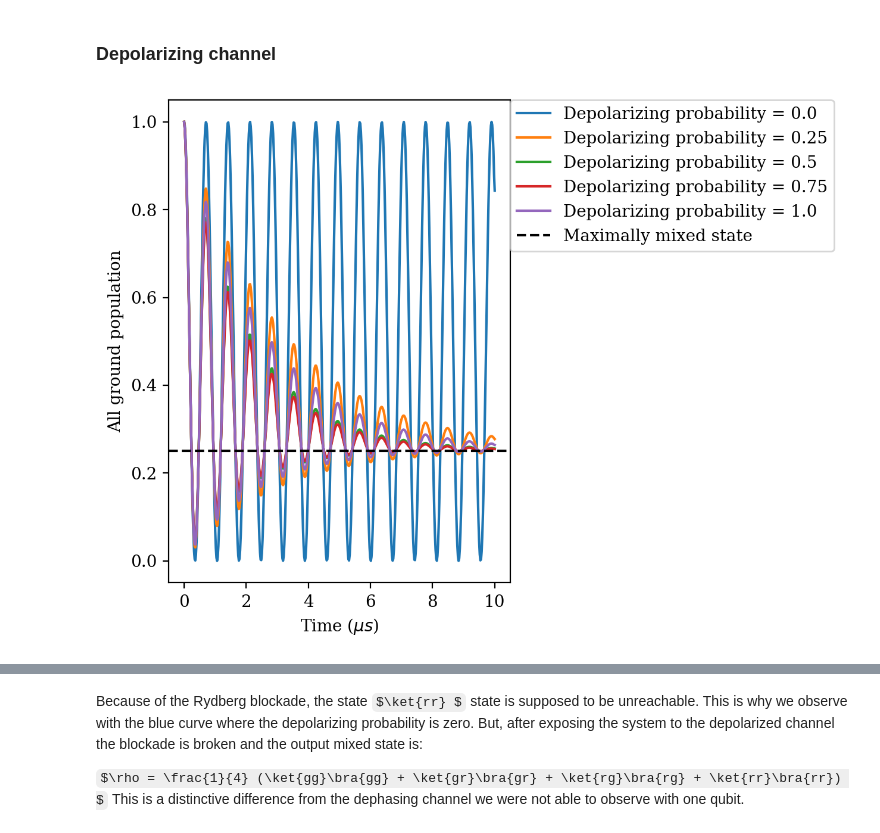
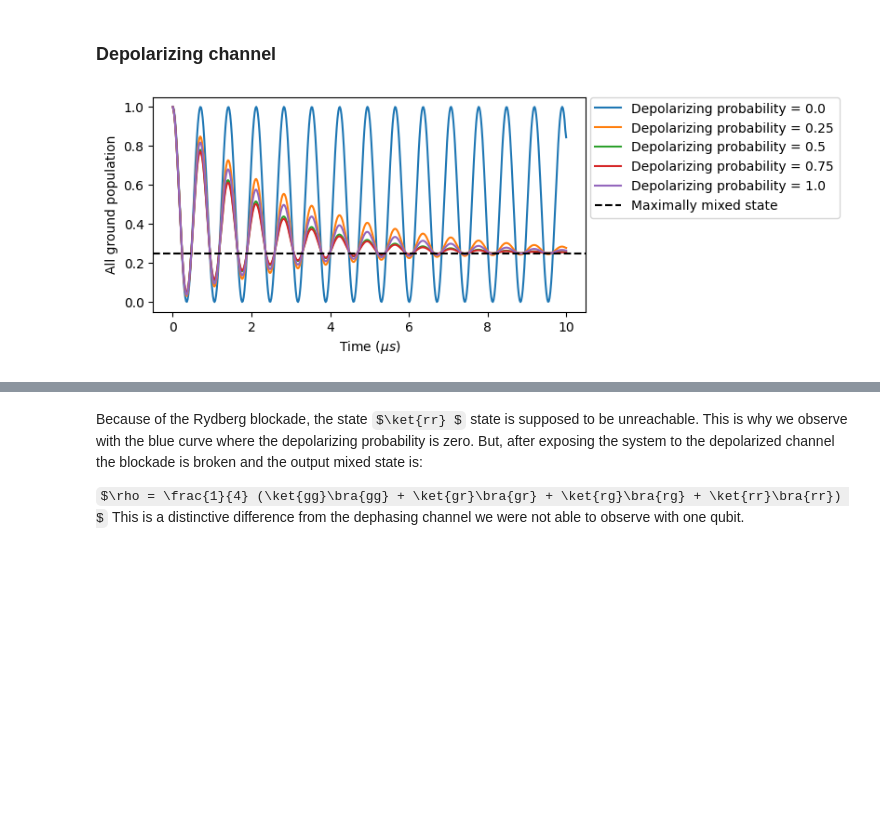
Before and after one commit to pasqal-io/Pulser, a Jupyter notebook: tutorials/advanced_features/Simulating with effective noise channels.ipynb, the cells around one changed output, grey strips where cells are left out. Saved outputs shown, nothing was run; the diff lists cells and outputs as text; code cells hidden in the pictures; some formulas as TeX source; blank space fills up the shorter version.

```diff
--- a/tutorials/advanced_features/Simulating with effective noise channels.ipynb
+++ b/tutorials/advanced_features/Simulating with effective noise channels.ipynb
@@ -315,8 +326,7 @@ depolarizing_pops = [
 ]
 times = depolarizing_results[0]._sim_times
 
-plt.rc("font", family="serif")
-plt.rc("figure", dpi=200)
+plt.figure(figsize=(6, 3))
 plt.xlabel(r"Time ($\mu s$)")
 plt.ylabel("All ground population")
 
@@ -326,7 +336,7 @@ for noise_probability, depolarizing_pop in zip(
     plt.plot(
         times,
         depolarizing_pop,
-        label=f"Depolarizing probability = {noise_probability}",
+        #label=f"Depolarizing probability = {noise_probability}",
     )
     plt.plot(
         times,
@@ -338,5 +348,4 @@ plt.axhline(0.5, color="black", linestyle="--", label="Maximally mixed state")
 
 # put labels outside of the plot:
 plt.legend(bbox_to_anchor=(1.05, 1), loc="upper left", borderaxespad=0.0)
-plt.tight_layout()
 # %% [output]
@@ -533,8 +543,7 @@ dephasing_pops = [
 ]
 times = dephasing_results[0]._sim_times
 
-plt.rc("font", family="serif")
-plt.rc("figure", dpi=200)
+plt.figure(figsize=(6, 3))
 plt.xlabel(r"Time ($\mu s$)")
 plt.ylabel("All ground population")
 
@@ -551,6 +560,5 @@ plt.axhline(1 / 3, color="black", linestyle="--", label="Final mixed state")
 
 # put labels outside of the plot:
 plt.legend(bbox_to_anchor=(1.05, 1), loc="upper left", borderaxespad=0.0)
-plt.tight_layout()
 plt.show()
 # %% [output]
@@ -571,8 +579,7 @@ dephasing_pops = [
 ]
 times = dephasing_results[0]._sim_times
 
-plt.rc("font", family="serif")
-plt.rc("figure", dpi=200)
+plt.figure(figsize=(6, 3))
 plt.xlabel(r"Time ($\mu s$)")
 plt.ylabel("|rg> population")
 
@@ -588,7 +595,6 @@ for noise_probability, dephasing_pop in zip(
 plt.axhline(1 / 3, color="black", linestyle="--", label="Final mixed state")
 
 # put labels outside of the plot:
-plt.legend(bbox_to_anchor=(1, 1), loc="upper left", borderaxespad=0.0)
-plt.tight_layout()
+plt.legend(bbox_to_anchor=(1.01, 1), loc="upper left", borderaxespad=0.0)
 plt.show()
 # %% [output]
@@ -603,8 +609,7 @@ dephasing_pops = [
 ]
 times = dephasing_results[0]._sim_times
 
-plt.rc("font", family="serif")
-plt.rc("figure", dpi=200)
+plt.figure(figsize=(6, 3))
 plt.xlabel(r"Time ($\mu s$)")
 plt.ylabel("|gr> population")
 
@@ -620,7 +625,6 @@ for noise_probability, dephasing_pop in zip(
 plt.axhline(1 / 3, color="black", linestyle="--", label="Final mixed state")
 
 # put labels outside of the plot:
-plt.legend(bbox_to_anchor=(1, 1), loc="upper left", borderaxespad=0.0)
-plt.tight_layout()
+plt.legend(bbox_to_anchor=(1.01, 1), loc="upper left", borderaxespad=0.0)
 plt.show()
 # %% [output]
@@ -636,34 +640,32 @@ The Rydberg blockades prevent the simultaneous exitation of the two qubits: the
 # %%
 # Ground state population with depolarizing noise
 psi_0 = clean_simu.initial_state
 depolarizing_pops = [
     get_population_evolution(depolarizing_result, state=psi_0)
     for depolarizing_result in depolarizing_results
 ]
 times = depolarizing_results[0]._sim_times
 
-plt.rc("font", family="serif")
-plt.rc("figure", dpi=200)
+plt.figure(figsize=(6, 3))
 plt.xlabel(r"Time ($\mu s$)")
 plt.ylabel("All ground population")
 
 for noise_probability, depolarizing_pop in zip(
     noise_probabilities, depolarizing_pops
 ):
     plt.plot(
         times,
         depolarizing_pop,
         label=f"Depolarizing probability = {noise_probability}",
     )
 
 plt.axhline(0.25, color="black", linestyle="--", label="Maximally mixed state")
 
 # put labels outside of the plot:
-plt.legend(bbox_to_anchor=(1, 1), loc="upper left", borderaxespad=0.0)
-plt.tight_layout()
+plt.legend(bbox_to_anchor=(1.01, 1), loc="upper left", borderaxespad=0.0)
 plt.show()
 # %% [output]
-[figure, old version]
+[figure, new version]
 # %%
 # All excited state population with depolarizing noise
 psi_1 = qutip.basis(2, 0)
```
Also changed, not shown: parts of 16 cells of this notebook.
